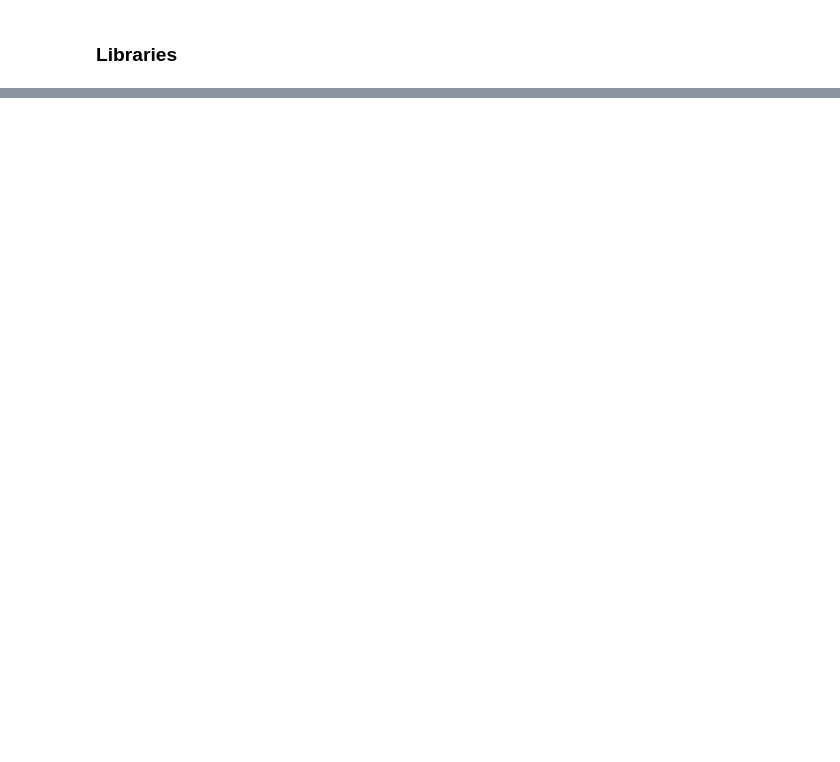
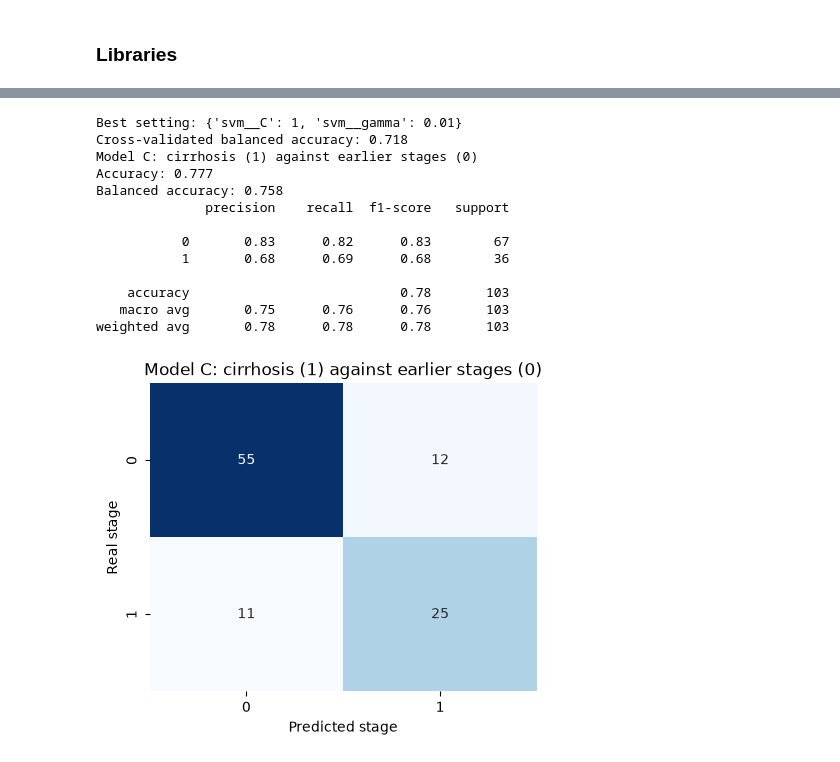
Before and after one commit to Jonathansl17/jarvis, a Jupyter notebook: cirrhosis_type_classification/cirrhosis_type_classification.ipynb, the cells around one changed output, grey strips where cells are left out. Cells and saved outputs as stored; diff of their text form; code cells hidden in the pictures; blank space fills up the shorter version.

```diff
--- a/cirrhosis_type_classification/cirrhosis_type_classification.ipynb
+++ b/cirrhosis_type_classification/cirrhosis_type_classification.ipynb
@@ -117,0 +420,30 @@ To be developed.
+# %%
+CIRRHOSIS_STAGE = 4
+y_train_binary = (y_train == CIRRHOSIS_STAGE).astype(int)
+y_test_binary = (y_test == CIRRHOSIS_STAGE).astype(int)
+
+search_binary = GridSearchCV(
+    Pipeline([('scale', StandardScaler()), ('svm', SVC(class_weight='balanced', random_state=RANDOM_STATE))]),
+    GRID, cv=folds, scoring='balanced_accuracy', n_jobs=-1,
+).fit(X_train, y_train_binary)
+print("Best setting:", search_binary.best_params_)
+print("Cross-validated balanced accuracy: %.3f" % search_binary.best_score_)
+
+model_binary = search_binary.best_estimator_
+BINARY_LABELS = [0, 1]
+_ = report(model_binary, X_test, y_test_binary, 'Model C: cirrhosis (1) against earlier stages (0)', BINARY_LABELS)
+# %% [output]
+Best setting: {'svm__C': 1, 'svm__gamma': 0.01}
+Cross-validated balanced accuracy: 0.718
+Model C: cirrhosis (1) against earlier stages (0)
+Accuracy: 0.777
+Balanced accuracy: 0.758
+              precision    recall  f1-score   support
+
+           0       0.83      0.82      0.83        67
+           1       0.68      0.69      0.68        36
+
+    accuracy                           0.78       103
+   macro avg       0.75      0.76      0.76       103
+weighted avg       0.78      0.78      0.78       103
+[figure, added]
```
Also changed, not shown: parts of 60 cells of this notebook, 1 other file.
